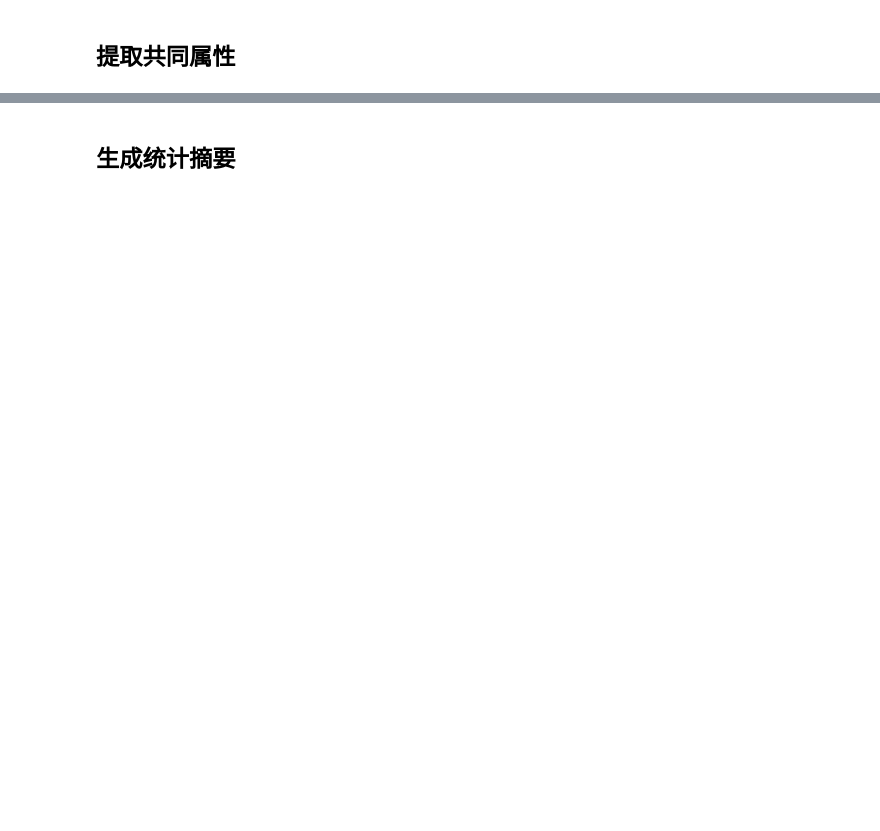
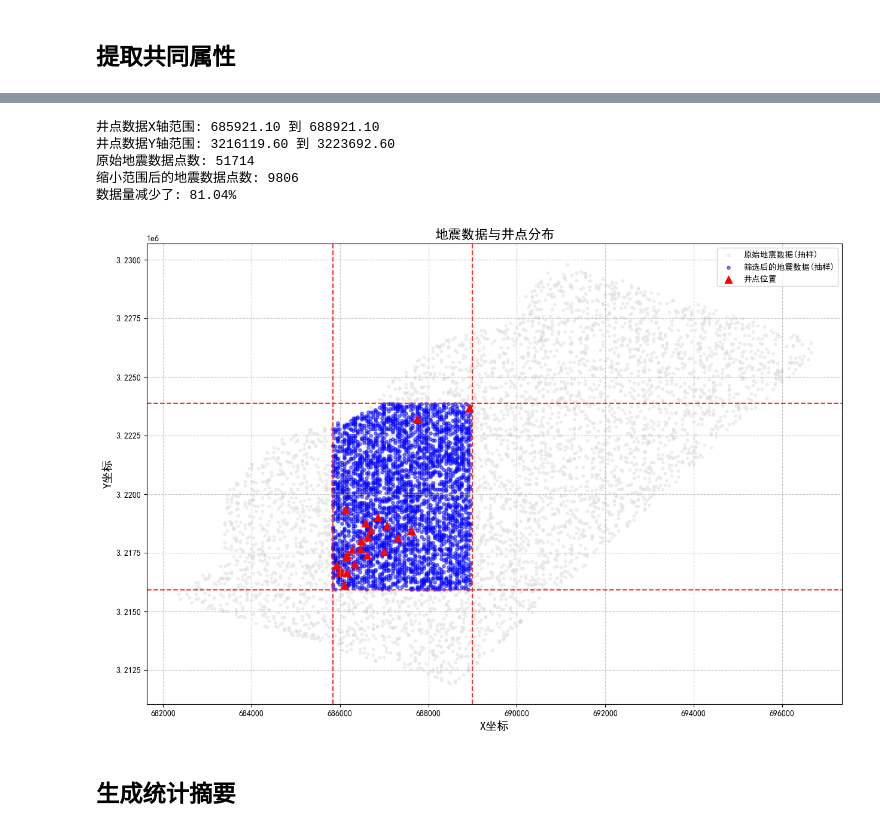
Before and after one commit to oimero/attribute_fusion, a Jupyter notebook: H6-2/H6_2_data_quality.ipynb, the cells around one changed output, grey strips where cells are left out. Saved outputs shown, nothing was run; the diff lists cells and outputs as text; code cells hidden in the pictures; blank space fills up the shorter version.

```diff
--- a/H6-2/H6_2_data_quality.ipynb
+++ b/H6-2/H6_2_data_quality.ipynb
@@ -125,3 +127,82 @@ for attr in common_attributes:
+# %%
+# 根据井点分布缩小工区范围
+# 获取井点数据的X、Y范围
+well_x_min = data_H6_2_well_selected["X"].min()
+well_x_max = data_H6_2_well_selected["X"].max()
+well_y_min = data_H6_2_well_selected["Y"].min()
+well_y_max = data_H6_2_well_selected["Y"].max()
+
+# 打印井点区域范围
+print(f"井点数据X轴范围: {well_x_min:.2f} 到 {well_x_max:.2f}")
+print(f"井点数据Y轴范围: {well_y_min:.2f} 到 {well_y_max:.2f}")
+
+# 可选：为了展示井点聚集区域，可以扩大一定比例
+expansion_factor = 1.05  # 扩展5%
+x_padding = (well_x_max - well_x_min) * (expansion_factor - 1) / 2
+y_padding = (well_y_max - well_y_min) * (expansion_factor - 1) / 2
+
+# 应用扩展后的范围
+well_area_x_min = well_x_min - x_padding
+well_area_x_max = well_x_max + x_padding
+well_area_y_min = well_y_min - y_padding
+well_area_y_max = well_y_max + y_padding
+
+# 筛选出井点范围内的地震数据
+data_H6_2_attr_filtered = data_H6_2_attr[
+    (data_H6_2_attr["X"] >= well_area_x_min)
+    & (data_H6_2_attr["X"] <= well_area_x_max)
+    & (data_H6_2_attr["Y"] >= well_area_y_min)
+    & (data_H6_2_attr["Y"] <= well_area_y_max)
+].copy()
+
+# 统计过滤前后的数据量
+original_size = len(data_H6_2_attr)
+filtered_size = len(data_H6_2_attr_filtered)
+reduction_percent = (1 - filtered_size / original_size) * 100
+
+print(f"原始地震数据点数: {original_size}")
+print(f"缩小范围后的地震数据点数: {filtered_size}")
+print(f"数据量减少了: {reduction_percent:.2f}%")
+
+# 可视化原始数据与筛选后的数据分布
+plt.figure(figsize=(15, 10))
+
+# 绘制地震数据点（使用抽样以避免过多点导致图像渲染缓慢）
+sample_ratio = min(1.0, 5000 / len(data_H6_2_attr))
+seismic_sample = data_H6_2_attr.sample(frac=sample_ratio)
+plt.scatter(seismic_sample["X"], seismic_sample["Y"], color="lightgray", alpha=0.3, s=10, label="原始地震数据(抽样)")
+
+# 绘制筛选后的地震数据
+filtered_sample_ratio = min(1.0, 3000 / len(data_H6_2_attr_filtered))
+filtered_sample = data_H6_2_attr_filtered.sample(frac=filtered_sample_ratio)
+plt.scatter(filtered_sample["X"], filtered_sample["Y"], color="blue", alpha=0.5, s=15, label="筛选后的地震数据(抽样)")
+
+# 绘制井点位置
+plt.scatter(data_H6_2_well_selected["X"], data_H6_2_well_selected["Y"], color="red", s=80, marker="^", label="井点位置")
+
+# 绘制筛选边界框
+plt.axvline(x=well_area_x_min, color="red", linestyle="--", alpha=0.8)
+plt.axvline(x=well_area_x_max, color="red", linestyle="--", alpha=0.8)
+plt.axhline(y=well_area_y_min, color="red", linestyle="--", alpha=0.8)
+plt.axhline(y=well_area_y_max, color="red", linestyle="--", alpha=0.8)
+
+# 添加标题和图例
+plt.title("地震数据与井点分布", fontsize=16)
+plt.xlabel("X坐标", fontsize=14)
+plt.ylabel("Y坐标", fontsize=14)
+plt.legend(loc="upper right")
+plt.grid(True, linestyle="--", alpha=0.7)
+
+# 保存图片
+plt.savefig(os.path.join(output_dir, "seismic_well_distribution.png"), dpi=300, bbox_inches="tight")
+plt.show()
+# %% [output]
+井点数据X轴范围: 685921.10 到 688921.10
+井点数据Y轴范围: 3216119.60 到 3223692.60
+原始地震数据点数: 51714
+缩小范围后的地震数据点数: 9806
+数据量减少了: 81.04%
+[figure, added]
 # %% [markdown]
 ## 生成统计摘要
 # %%
```
Also changed, not shown: parts of 7 cells of this notebook, 3 other files.
